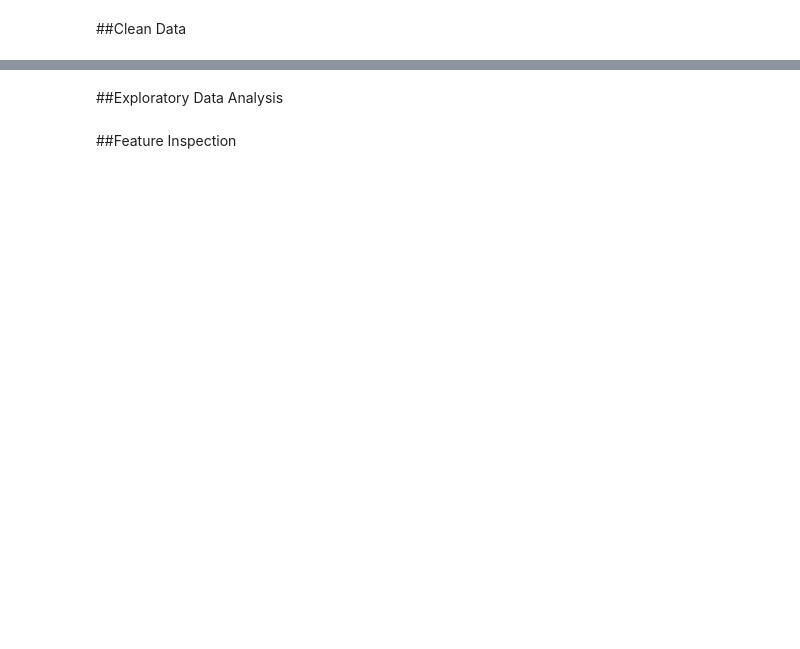
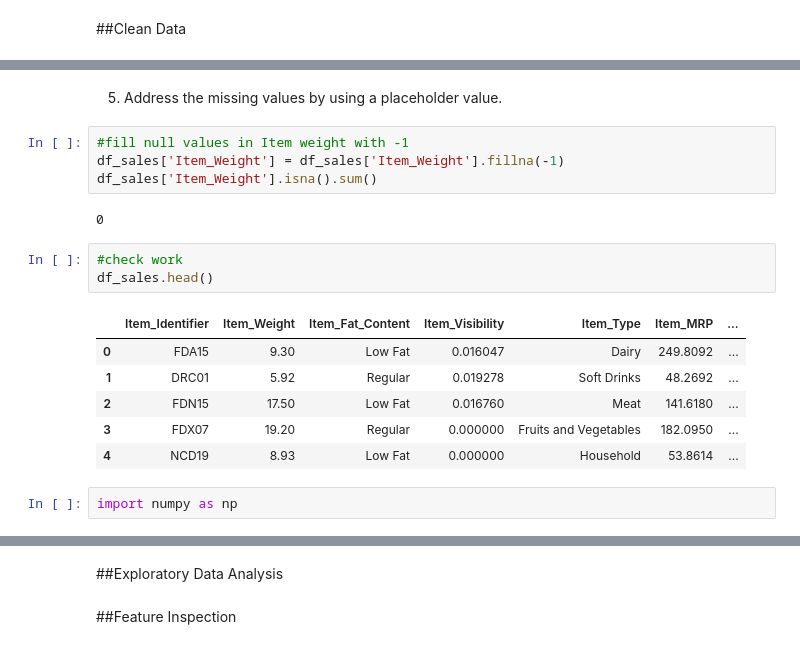
Before and after one commit to KirstenC32/KirstenC32, a Jupyter notebook: Prediction_of_Product_Sales.ipynb, the cells around one changed output, grey strips where cells are left out. Drawn from its saved outputs; the diff is of its cells as text; blank space fills up the shorter version.

```diff
--- a/Prediction_of_Product_Sales.ipynb
+++ b/Prediction_of_Product_Sales.ipynb
@@ -11,0 +184,20 @@
+# %% [markdown]
+5) Address the missing values by using a placeholder value.
+# %%
+#fill null values in Item weight with -1
+df_sales['Item_Weight'] = df_sales['Item_Weight'].fillna(-1)
+df_sales['Item_Weight'].isna().sum()
+# %% [output]
+0
+# %%
+#check work
+df_sales.head()
+# %% [output]
+|  | Item_Identifier | Item_Weight | Item_Fat_Content | Item_Visibility | Item_Type | Item_MRP | ... |
+| 0 | FDA15 | 9.30 | Low Fat | 0.016047 | Dairy | 249.8092 | ... |
+| 1 | DRC01 | 5.92 | Regular | 0.019278 | Soft Drinks | 48.2692 | ... |
+| 2 | FDN15 | 17.50 | Low Fat | 0.016760 | Meat | 141.6180 | ... |
+| 3 | FDX07 | 19.20 | Regular | 0.000000 | Fruits and Vegetables | 182.0950 | ... |
+| 4 | NCD19 | 8.93 | Low Fat | 0.000000 | Household | 53.8614 | ... |
+# %%
+import numpy as np
```
Also changed, not shown: parts of 26 cells of this notebook.
